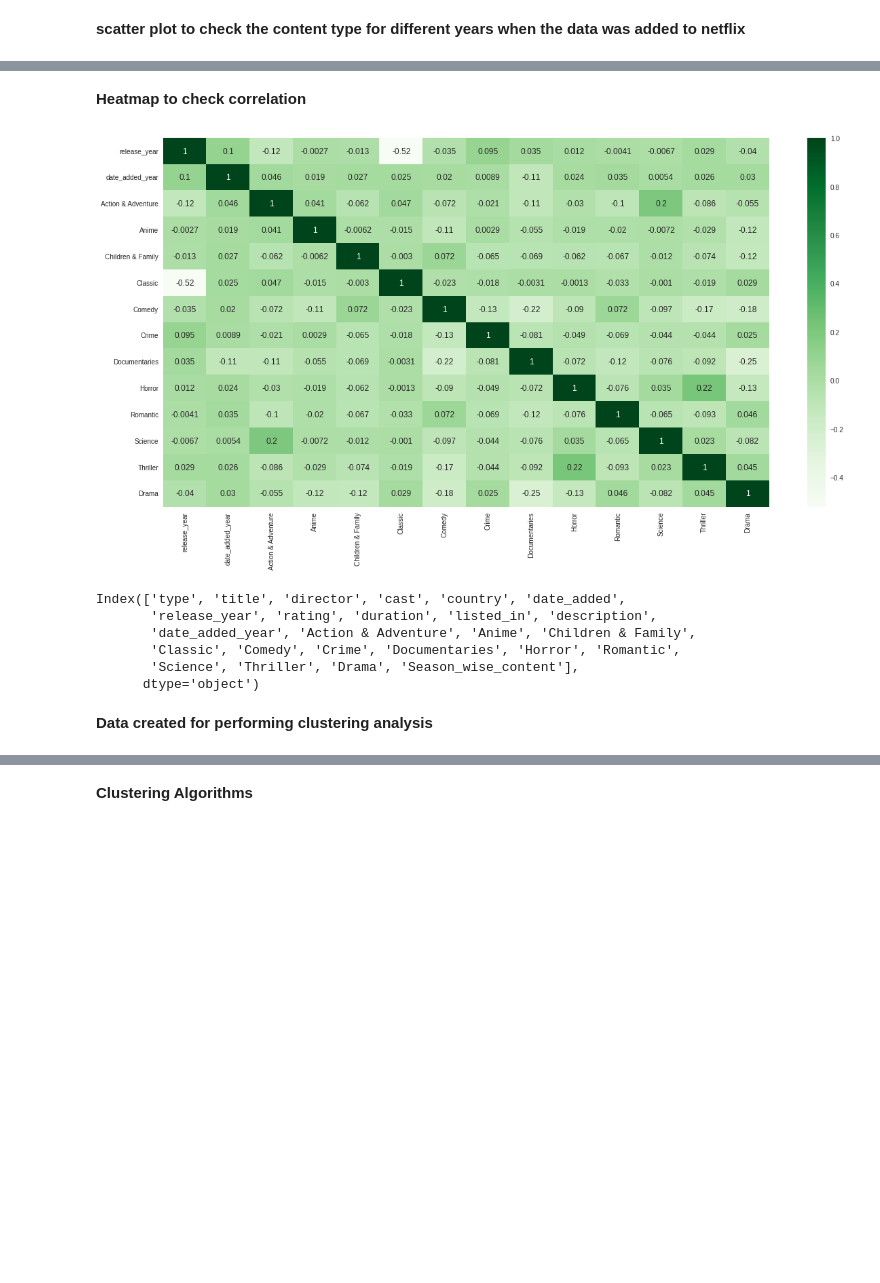
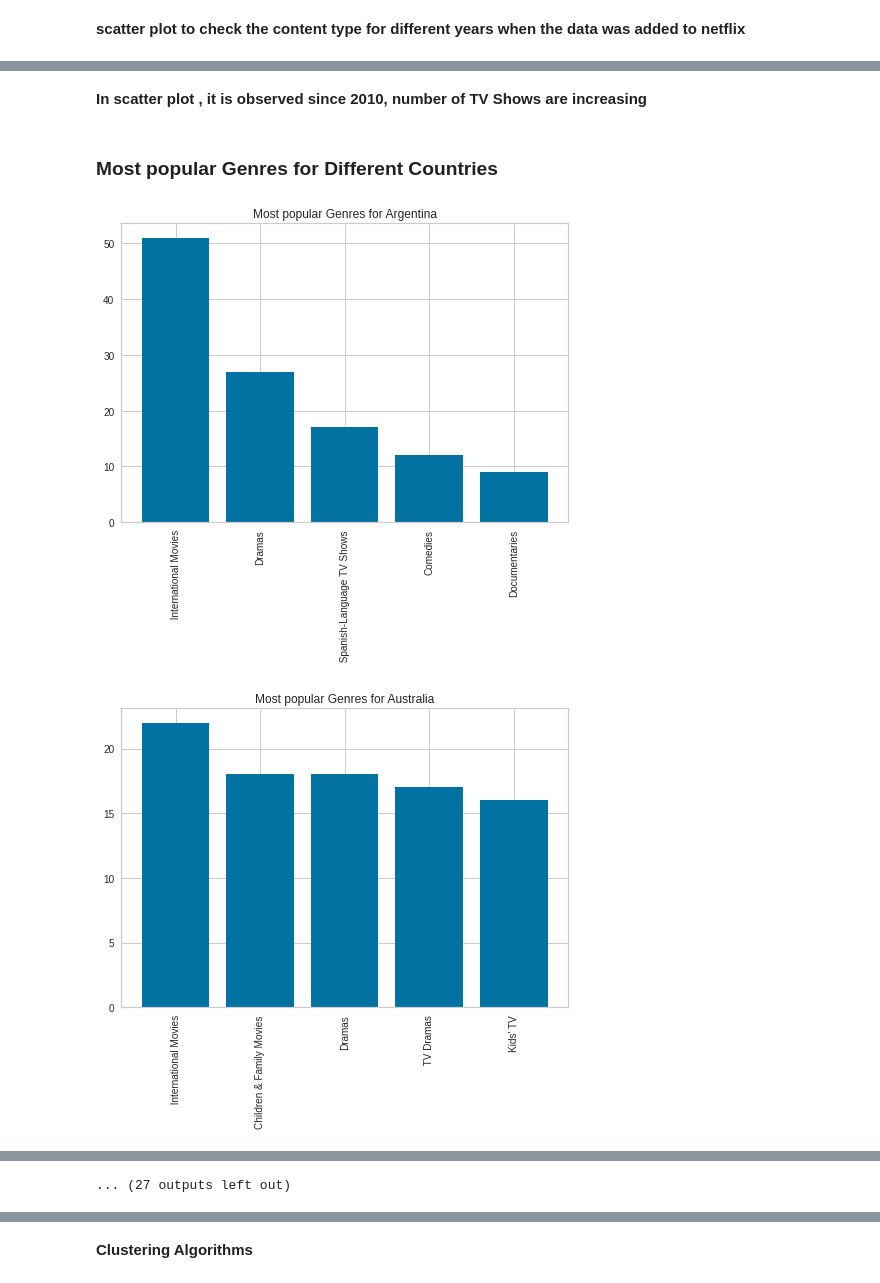
Before and after one commit to SAKSHIDHYANI/Netflix-Movies-and-Tv-Shows-Clustering, a Jupyter notebook: NETFLIX_MOVIES_AND_TV_SHOWS_CLUSTERING.ipynb, the cells around one changed output, grey strips where cells are left out. Cells and saved outputs as stored; diff of their text form; code cells hidden in the pictures; blank space fills up the shorter version.

```diff
--- a/NETFLIX_MOVIES_AND_TV_SHOWS_CLUSTERING.ipynb
+++ b/NETFLIX_MOVIES_AND_TV_SHOWS_CLUSTERING.ipynb
@@ -624,18 +677,0 @@ sns.scatterplot(x='date_added_year', y='content_type_count', data=new_df, hue='t
-# %% [markdown]
-**Heatmap to check correlation**
-# %%
-# checking if there is any feature highly correlated to another one
-
-plt.figure(figsize = (20,10))
-ax = sns.heatmap(netflix_data.corr(), annot=True,cmap="Greens")
-# %% [output]
-[figure, removed]
-# %%
-netflix_data.columns
-# %% [output]
-Index(['type', 'title', 'director', 'cast', 'country', 'date_added',
-       'release_year', 'rating', 'duration', 'listed_in', 'description',
-       'date_added_year', 'Action & Adventure', 'Anime', 'Children & Family',
-       'Classic', 'Comedy', 'Crime', 'Documentaries', 'Horror', 'Romantic',
-       'Science', 'Thriller', 'Drama', 'Season_wise_content'],
-      dtype='object')
@@ -656,2 +678,31 @@ converted_data['rating'] = label_encoder.fit_transform(converted_data['rating'])
-# %% [markdown]
-**Data created for performing clustering analysis**
+# %% [markdown]
+**In scatter plot , it is observed since 2010, number of TV Shows are increasing**
+# %% [markdown]
+### **Most popular Genres for Different Countries**
+# %%
+# function defined to find the most popular genres for some of the countries
+
+def genre_country(country_name):
+  df = netflix[netflix['country'].str.contains(country_name)]
+  l1={}
+  for ele in df['listed_in']:
+    for el in ele.split(','):
+      if el in l1.keys():
+        l1[el]= l1[el] + 1
+      else:
+        l1[el] = 1
+  l1 = dict(Counter(l1).most_common(5))
+  plt.bar(range(len(l1)), list(l1.values()), align='center')
+  plt.xticks(range(len(l1)), list(l1.keys()),rotation = 'vertical')
+  plt.title("Most popular Genres for "+country_name)
+  plt.show()
+# %%
+# plotting most popular genres for some of the countries
+
+from collections import Counter
+countries = ['Argentina', 'Australia', 'Austria', 'Azerbaijan', 'Belarus', 'Belgium', 'Brazil', 'Canada', 'Chile', 'China', 'Colombia', 'Croatia','Afghanistan', 'Albania', 'Algeria', 'Angola', 'Armenia', 'Bahamas', 'Bangladesh', 'Bermuda', 'Botswana', 'Bulgaria', 'Cambodia', 'Cayman Islands','Hong Kong', 'Ireland', 'Thailand', 'Russia', 'Not known', 'United Arab Emirates', 'Jordan', 'Hungary', 'Netherlands', 'Brazil', 'South Korea', 'Kuwait', 'Italy', 'United States', 'Japan']
+for country in countries:
+  genre_country(country)
+# %% [output]
+[figure, added]
+[figure, added]
@@ -657,0 +719 @@ converted_data['rating'] = label_encoder.fit_transform(converted_data['rating'])
+... (27 outputs left out)
```
Also changed, not shown: parts of 131 cells of this notebook.
